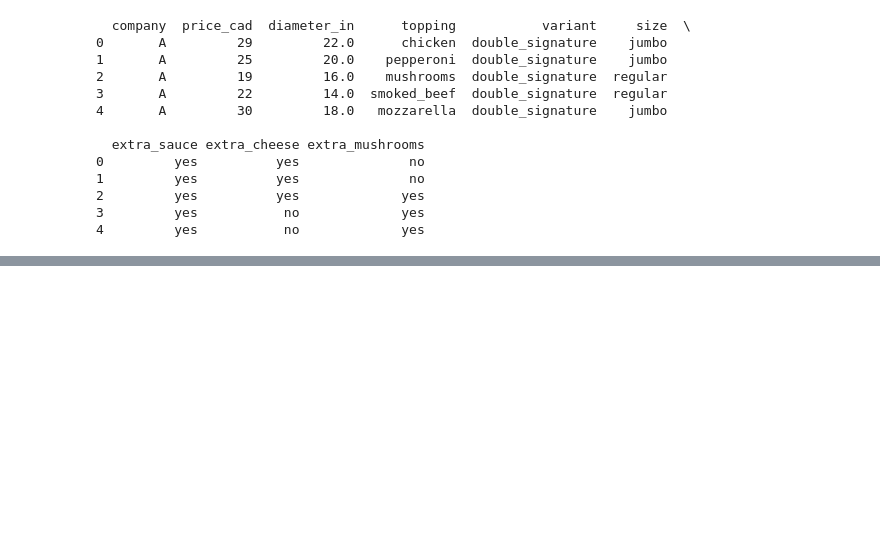
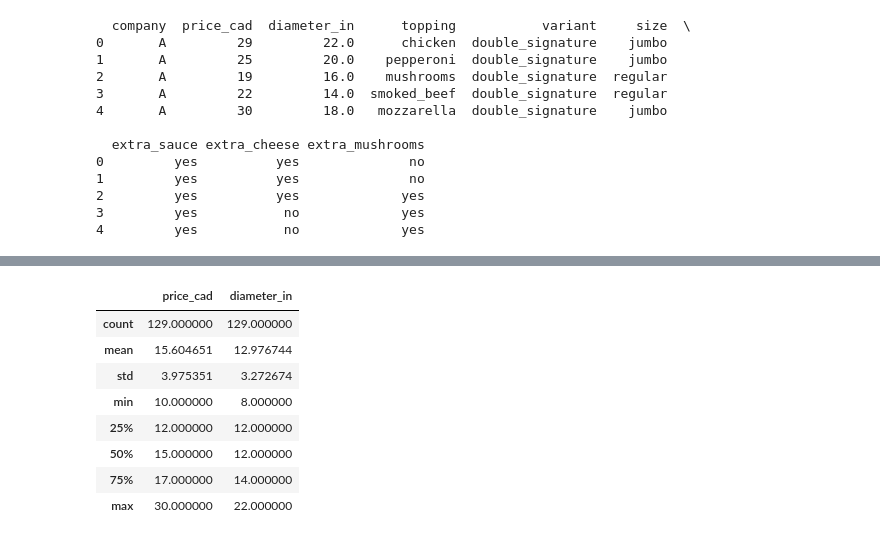
Before and after one commit to 550tealeaves/DATA71200_sum2024_550, a Jupyter notebook: Project_1_supervised_learning.ipynb, the cells around one changed output, grey strips where cells are left out. Saved outputs shown, nothing was run; the diff lists cells and outputs as text; code cells hidden in the pictures; blank space fills up the shorter version.

```diff
--- a/Project_1_supervised_learning.ipynb
+++ b/Project_1_supervised_learning.ipynb
@@ -26,0 +51,13 @@ print(pizza.head())
+# %%
+#obtain summary statistics on numeric data
+pizza.describe()
+# %% [output]
+|  | price_cad | diameter_in |
+| count | 129.000000 | 129.000000 |
+| mean | 15.604651 | 12.976744 |
+| std | 3.975351 | 3.272674 |
+| min | 10.000000 | 8.000000 |
+| 25% | 12.000000 | 12.000000 |
+| 50% | 15.000000 | 12.000000 |
+| 75% | 17.000000 | 14.000000 |
+| max | 30.000000 | 22.000000 |
```
Also changed, not shown: parts of 6 cells of this notebook.
